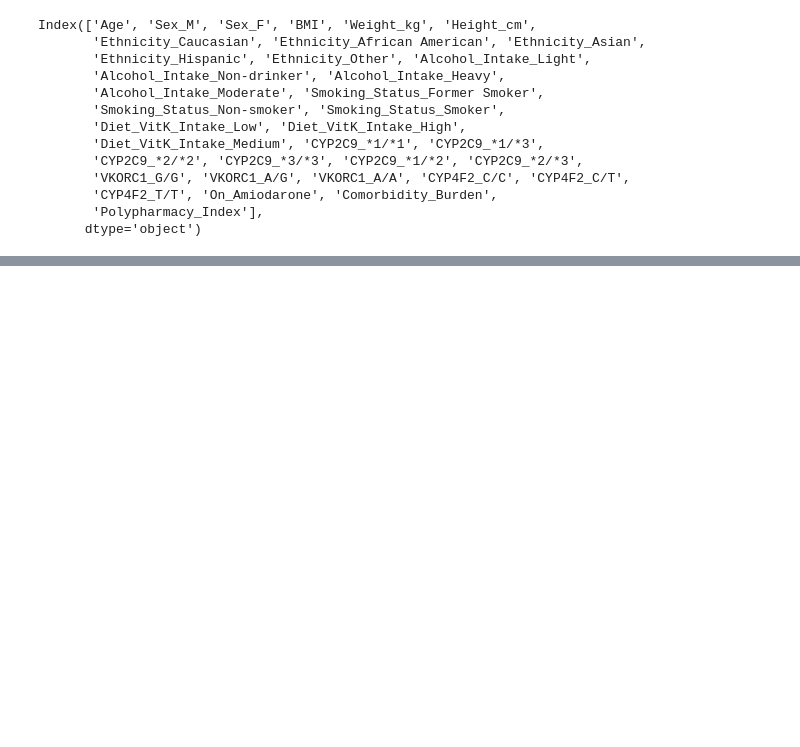
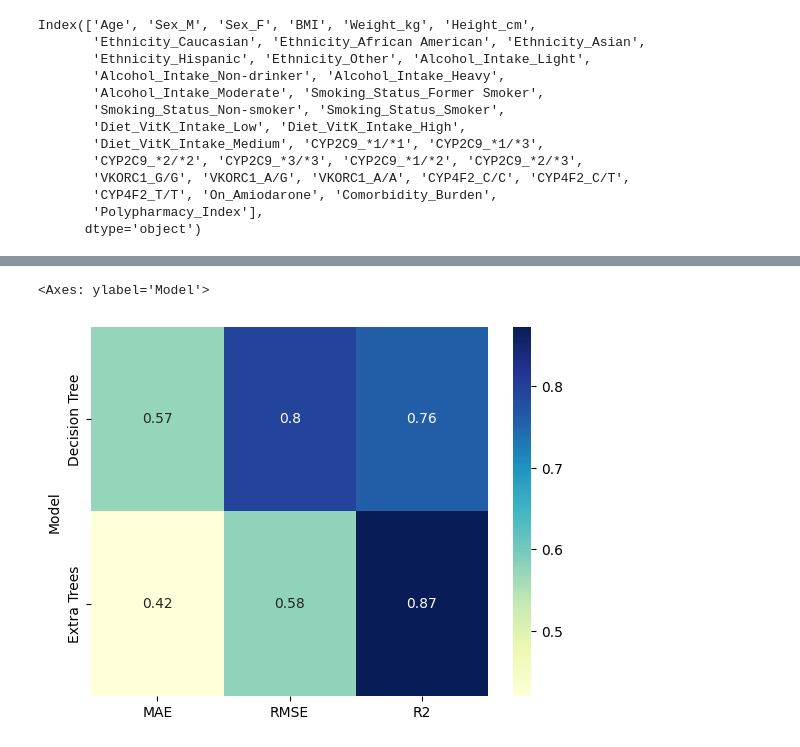
Before and after one commit to mv24aat/Predictive-Qty-Recommendation-System-FYP, a Jupyter notebook: FYP.ipynb, the cells around one changed output, grey strips where cells are left out. Cells and saved outputs as stored; diff of their text form; code cells hidden in the pictures; blank space fills up the shorter version.

```diff
--- a/FYP.ipynb
+++ b/FYP.ipynb
@@ -474,3 +467,29 @@ Created version '1' of model 'Genexa_Warfarin_Dosing'.
+# %%
+dt_run = mlflow.search_runs(filter_string="tags.mlflow.runName = 'DecisionTree_Engineered'").iloc[0]
+mae_dt = dt_run['metrics.mae']
+rmse_dt = dt_run['metrics.rmse']
+r2_dt = dt_run['metrics.r2']
+
+et_run = mlflow.search_runs(filter_string="tags.mlflow.runName = 'ExtraTree_Engineered'").iloc[0]
+mae_et = et_run['metrics.mae']
+rmse_et = et_run['metrics.rmse']
+r2_et = et_run['metrics.r2']
+
+results = pd.DataFrame({
+    "Model":["Decision Tree","Extra Trees"],
+    "MAE":[mae_dt,mae_et],
+    "RMSE":[rmse_dt,rmse_et],
+    "R2":[r2_dt,r2_et]
+})
+
+sns.heatmap(
+    results.set_index("Model"),
+    annot=True,
+    cmap="YlGnBu"
+)
+# %% [output]
+<Axes: ylabel='Model'>
+[figure, added]
 # %%
 pip install lime
 # %% [output]
```
Also changed, not shown: parts of 11 cells of this notebook.
